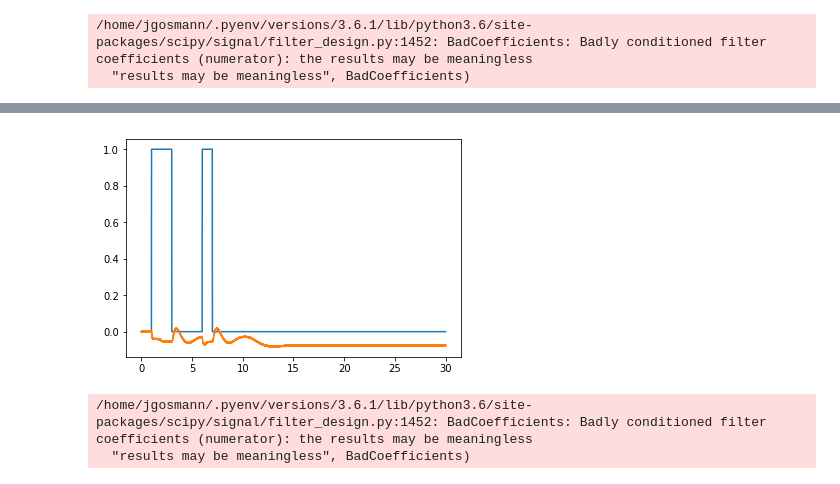
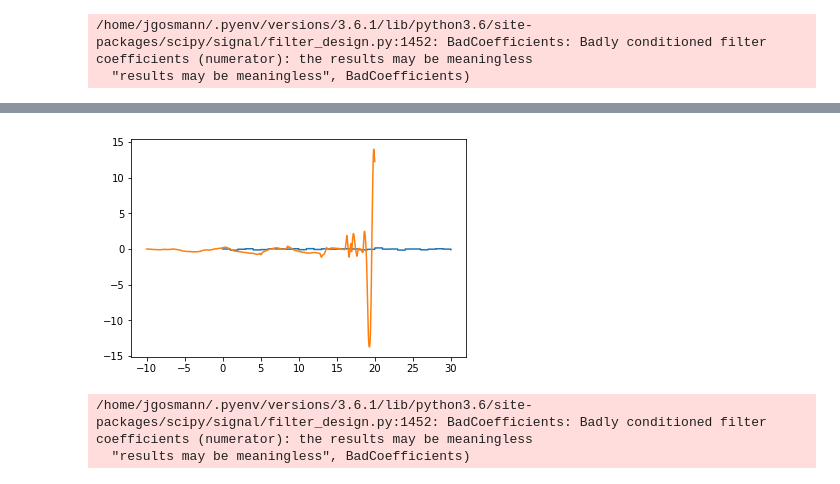
Before and after one commit to jgosmann/cue-model, a Jupyter notebook: notebooks/fuzzy temp mem.ipynb, the cells around one changed output, grey strips where cells are left out. Drawn from its saved outputs; the diff is of its cells as text; code cells hidden in the pictures.

```diff
--- a/notebooks/fuzzy temp mem.ipynb
+++ b/notebooks/fuzzy temp mem.ipynb
@@ -172,10 +175,27 @@ from nengolib.networks import RollingWindow
+# %%
+class RandomSPs(nengo.Process):
+    def __init__(self, d, pointer_duration):
+        super(RandomSPs, self).__init__()
+        self.d = d
+        self.pointer_duration = pointer_duration
+        self.dist = nengo.dists.UniformHypersphere(surface=True)
+
+    def make_step(self, shape_in, shape_out, dt, rng):
+        steps_per_pointer = int(self.pointer_duration / dt)
+        pointer = np.empty(self.d)
+        def step(t):
+            i = int(t / dt)
+            if i % steps_per_pointer == 0:
+                pointer[:] = self.dist.sample(1, self.d, rng=rng)
+            return pointer[0]
+        return step
 # %%
 with nengo.Network() as model:
-    inp = nengo.Node(lambda t: 1 < t <= 3 or 6 < t < 7)
-    state = RollingWindow(10, 2500, nengo.processes.WhiteSignal(100., high=25, y0=0), neuron_type=nengo.LIF())
+    inp = nengo.Node(RandomSPs(256, 1.))
+    state = RollingWindow(10, 22000, RandomSPs(256, 1.), dimensions=16, neuron_type=nengo.LIFRate())
     nengo.Connection(inp, state.input, synapse=None)
     output = state.add_output(np.linspace(0., 1., 250))
-    nengo.Connection(state.output, output)
+    #nengo.Connection(state.output, output)
 
     p_in = nengo.Probe(inp)
     p_state = nengo.Probe(state.output, synapse=0.01)
@@ -186 +208,13 @@ with nengo.Network() as model:
+# %%
+with nengo.Network(seed=1) as model:
+    inp = nengo.Node(RandomSPs(256, 1.))
+    state = nengo.networks.EnsembleArray(2500, 16, neuron_type=nengo.LIFRate(), radius=25)
+    nengo.Connection(state.output, state.input, transform=sys.A, synapse=0.1)
+    nengo.Connection(inp, state.input, transform=sys.B, synapse=0.1)
+    output = nengo.Node(size_in=1)
+    nengo.Connection(state.output, output, transform=sys.C)
+
+    p_in = nengo.Probe(inp)
+    p_state = nengo.Probe(state.output, synapse=0.01)
+    p_out = nengo.Probe(output, synapse=0.01)
 # %%
@@ -192,8 +230,8 @@ Simulating finished in 0:00:15.
 # %%
 plt.plot(sim.trange(), sim.data[p_in])
-plt.plot(sim.trange(), sim.data[p_state]);
+plt.plot(sim.trange()-10., sim.data[p_out]);
 # %% [output]
-[figure, old version]
+[figure, new version]
 # %%
 # See :doc:`notebooks.examples.rolling_window` for a notebook example.
 
```
Also changed, not shown: parts of 5 cells of this notebook.
